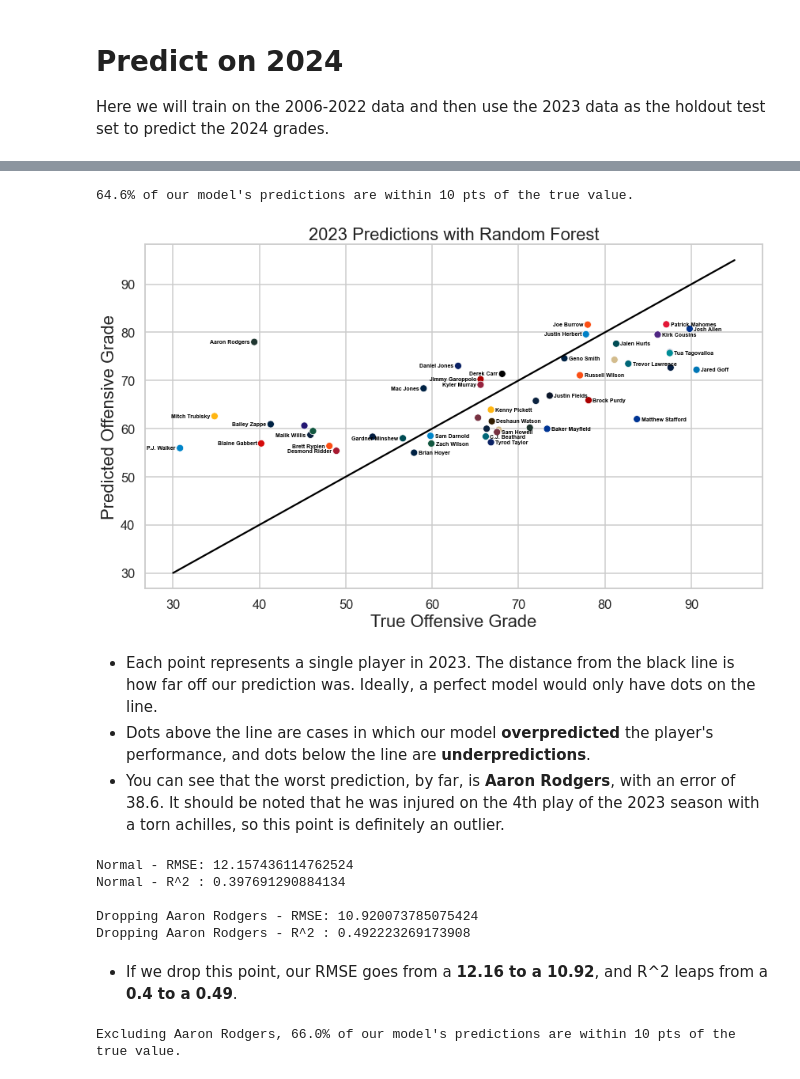
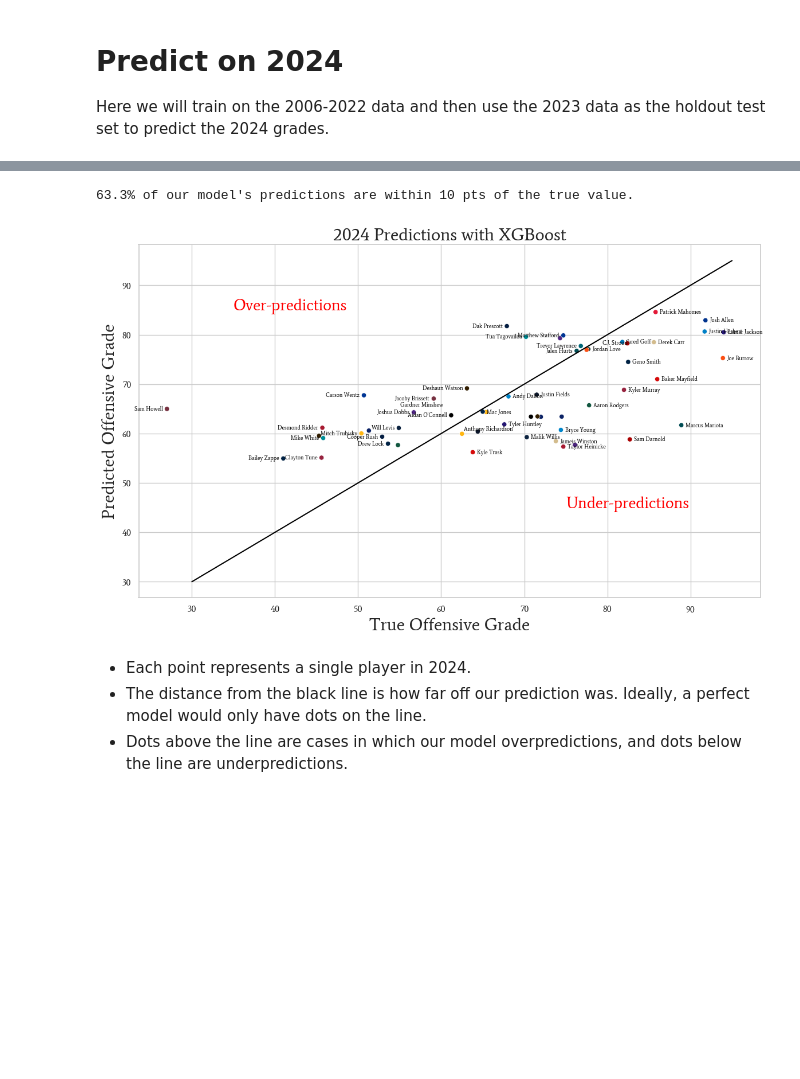
Before and after one commit to heefjones/pass_forward, a Jupyter notebook: preds.ipynb, the cells around one changed output, grey strips where cells are left out. Cells and saved outputs as stored; diff of their text form; code cells hidden in the pictures; blank space fills up the shorter version.

Commit message:
finished training xgb and made 2025 preds

```diff
--- a/preds.ipynb
+++ b/preds.ipynb
@@ -65,14 +76,15 @@ optimizer.maximize(init_points=10, n_iter=100)
 # %%
 # get best parameters
-best_params = {'colsample_bytree': 0.5161271934865836,
- 'gamma': 0.5634437647901608,
- 'learning_rate': 0.05682328154733499,
+best_params = {'colsample_bytree': 0.5051870769428499,
+ 'gamma': 0.5018745921487388,
+ 'learning_rate': 0.050081556020280464,
  'max_depth': 2,
  'min_child_weight': 2,
- 'subsample': 0.5733165825944126}
+ 'subsample': 0.6092793378130391,
+ 'n_estimators': 100}
 
 # define model
-xgb = XGBRegressor(**best_params, n_estimators=100, random_state=SEED, n_jobs=-1)
+xgb = XGBRegressor(**best_params, random_state=SEED, n_jobs=-1)
 # %% [markdown]
 # Predict on 2024
 Here we will train on the 2006-2022 data and then use the 2023 data as the holdout test set to predict the 2024 grades.
@@ -101,6 +114,7 @@ ValueError: Found array with 0 sample(s) (shape=(0,)) while a minimum of 1 is re
 # %%
 # create a df for our predictions
-preds_df = pd.DataFrame(data={'player': df.query('year == 2023')['player'].values, 'team': df.query('year == 2023')['team_name'].values, 'y_true': y_test, 'y_pred': y_pred, 'error': (y_pred - y_test)})
+preds_df = pd.DataFrame(data={'player': df.query('year == 2023')['player'].values, 'team': df.query('year == 2023')['team_name'].values,
+                              'y_true': y_test, 'y_pred': y_pred, 'error': (y_pred - y_test)})
 
 # map colors to our preds_df
 preds_df['color'] = preds_df['team'].map(TEAM_COLORS)
@@ -116,66 +133,48 @@ percent = (preds_df.error.abs() < 10).sum() / len(preds_df)
 
 print(f'{percent*100:.1f}% of our model\'s predictions are within 10 pts of the true value.')
 # %% [output]
-64.6% of our model's predictions are within 10 pts of the true value.
+63.3% of our model's predictions are within 10 pts of the true value.
 # %%
 # visualize predictions
 plt.figure(figsize=(14, 8))
 
 # lists for annotating player names
-over_drops = ['Mike White', 'Cooper Rush', 'Tyler Huntley']
-under_drops = ['Jameis Winston', 'Taylor Heinicke', 'Ryan Tannehill', 'Andy Dalton', 'Dak Prescott', 'Joshua Dobbs',
-               'Lamar Jackson', 'Jordan Love']
+over_drops = ['Tim Boyle', 'Tommy DeVito', 'Dorian Thompson-Robinson', 'Kirk Cousins']
+under_drops = ['Nick Mullens', 'Mason Rudolph', 'Brock Purdy', 'Tyson Bagent',
+               'Davis Mills', 'Tyrod Taylor', 'Jimmy Garoppolo', 'Daniel Jones', 'Russell Wilson', 'Kenny Pickett', 'Joe Flacco']
 
 # title, labels
-plt.title('2023 Predictions with Random Forest', fontsize=22)
+plt.title('2024 Predictions with XGBoost', fontsize=22)
 plt.xlabel('True Offensive Grade', fontsize=22)
 plt.ylabel('Predicted Offensive Grade', fontsize=22)
 
 # team colors
 color_palette = {color: color for color in preds_df['color'].unique()}
 
 # plot players as points
 sns.scatterplot(data=preds_df, x='y_true', y='y_pred', hue='color', palette=color_palette, legend=False)
 
 # plot line to show perfect predictions
 sns.lineplot(x=range(30,96), y=range(30,96), color='black')
 
 # annotating each point with the player's name
 for index, row in preds_df.iterrows():
     # over preds (above line)
     if (row['y_pred'] > row['y_true']) and (row['player'] not in over_drops):
         plt.text(row['y_true']-0.5, row['y_pred']-0.3, row['player'], horizontalalignment='right', color='black',
              weight='semibold', fontsize=7)
     # under preds (below line)
     elif (row['y_pred'] < row['y_true']) and (row['player'] not in under_drops):
         plt.text(row['y_true']+0.5, row['y_pred']-0.3, row['player'], horizontalalignment='left', color='black',
              weight='semibold', fontsize=7)
+
+# annotate "Over-predictions" and "Under-predictions"
+plt.text(35, 85, 'Over-predictions', fontsize=20, weight='semibold', color='red')
+plt.text(75, 45, 'Under-predictions', fontsize=20, weight='semibold', color='red')
+plt.show()
 # %% [output]
-[figure, old version]
+[figure, new version]
 # %% [markdown]
-- Each point represents a single player in 2023. The distance from the black line is how far off our prediction was. Ideally, a perfect model would only have dots on the line.
-- Dots above the line are cases in which our model __overpredicted__ the player's performance, and dots below the line are __underpredictions__.
-- You can see that the worst prediction, by far, is __Aaron Rodgers__, with an error of 38.6. It should be noted that he was injured on the 4th play of the 2023 season with a torn achilles, so this point is definitely an outlier.
+- Each point represents a single player in 2024.
+- The distance from the black line is how far off our prediction was. Ideally, a perfect model would only have dots on the line.
+- Dots above the line are cases in which our model overpredictions, and dots below the line are underpredictions.
-# %%
-# all 48 QBs
-print(f'Normal - RMSE: {mean_squared_error(y_test, preds, squared=False)}')
-print(f'Normal - R^2 : {r2_score(y_test, preds)}\n')
-
-# dropping aaron rodgers
-print(f'Dropping Aaron Rodgers - RMSE: {mean_squared_error(y_test[1:], preds[1:], squared=False)}')
-print(f'Dropping Aaron Rodgers - R^2 : {r2_score(y_test[1:], preds[1:])}')
-# %% [output]
-Normal - RMSE: 12.157436114762524
-Normal - R^2 : 0.397691290884134
-
-Dropping Aaron Rodgers - RMSE: 10.920073785075424
-Dropping Aaron Rodgers - R^2 : 0.492223269173908
-# %% [markdown]
-- If we drop this point, our RMSE goes from a __12.16 to a 10.92__, and R^2 leaps from a __0.4 to a 0.49__.
-# %%
-# percent of preds within 10 pts
-percent = (preds_df[1:].error.abs() < 10).sum() / (len(preds_df) - 1)
-
-print(f'Excluding Aaron Rodgers, {percent*100:.1f}% of our model\'s predictions are within 10 pts of the true value.')
-# %% [output]
-Excluding Aaron Rodgers, 66.0% of our model's predictions are within 10 pts of the true value.
```
Also changed, not shown: parts of 8 cells of this notebook, 4 other files.
